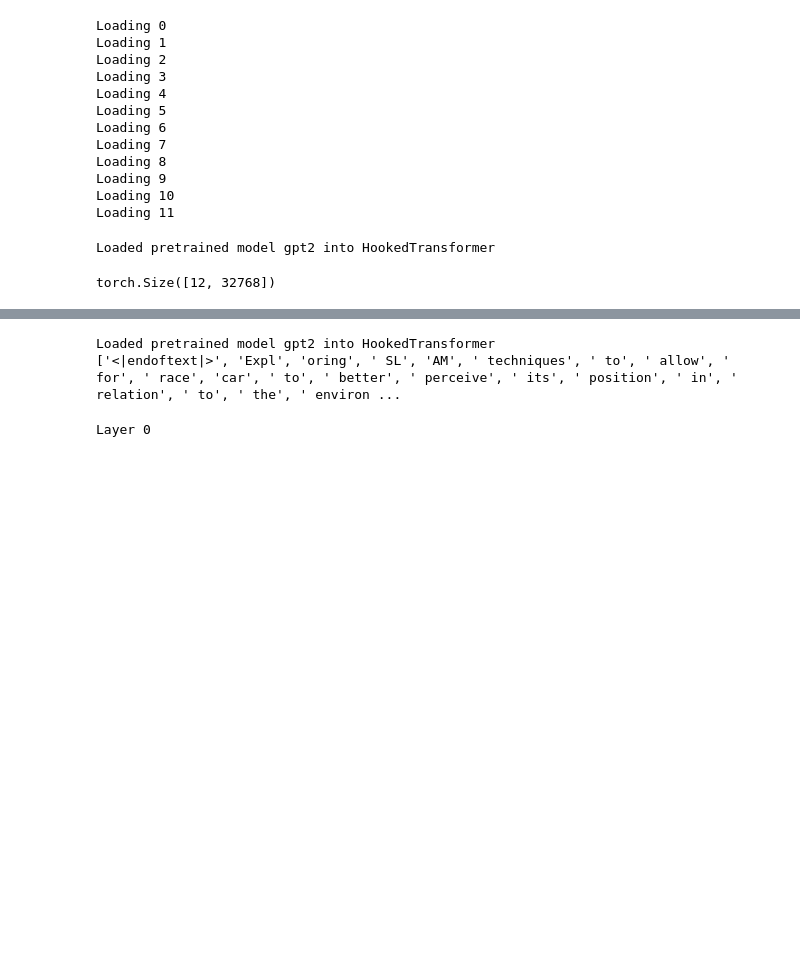
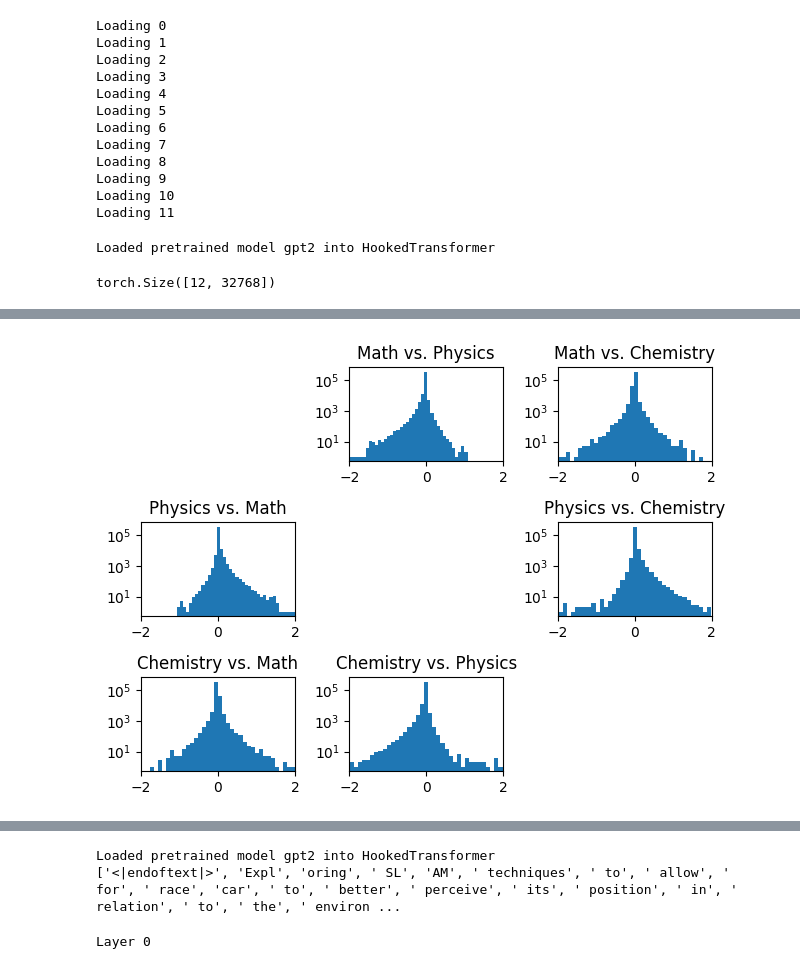
Before and after one commit to myfatemi04/cs-6501-nlp-project, a Jupyter notebook: sparse.ipynb, the cells around one changed output, grey strips where cells are left out. Cells and saved outputs as stored; diff of their text form; code cells hidden in the pictures; blank space fills up the shorter version.

```diff
--- a/sparse.ipynb
+++ b/sparse.ipynb
@@ -231,0 +314,33 @@ def infer_languages():
+# %%
+# find means for different topic areas like math, physics, and chemistry
+topic_results = {
+    'math': torch.load("example_sentences/math_outputs.pt"),
+    'physics': torch.load("example_sentences/physics_outputs.pt"),
+    'chemistry': torch.load("example_sentences/chemistry_outputs.pt"),
+}
+topic_means = {
+    key: get_mean_activation(topic_results[key]) for key in topic_results.keys()
+}
+
+# see if there are any neurons that fire particularly for X topic area
+topic_keys = ['math', 'physics', 'chemistry']
+for i in range(len(topic_keys)):
+    for j in range(len(topic_keys)):
+        if i == j:
+            continue
+
+        key = topic_keys[i]
+        other_key = topic_keys[j]
+
+        plt.subplot(3, 3, i * 3 + j + 1)
+        plt.title(key.title() + " vs. " + other_key.title())
+
+        # compare to other mean
+        defl = (topic_means[key] - topic_means[other_key]).view(-1).cpu().numpy()
+        plt.hist(defl, bins=40)
+        plt.xlim(-2, 2)
+        plt.yscale("log")
+plt.tight_layout()
+plt.show()
+# %% [output]
+[figure, added]
```
Also changed, not shown: parts of 13 cells of this notebook.
